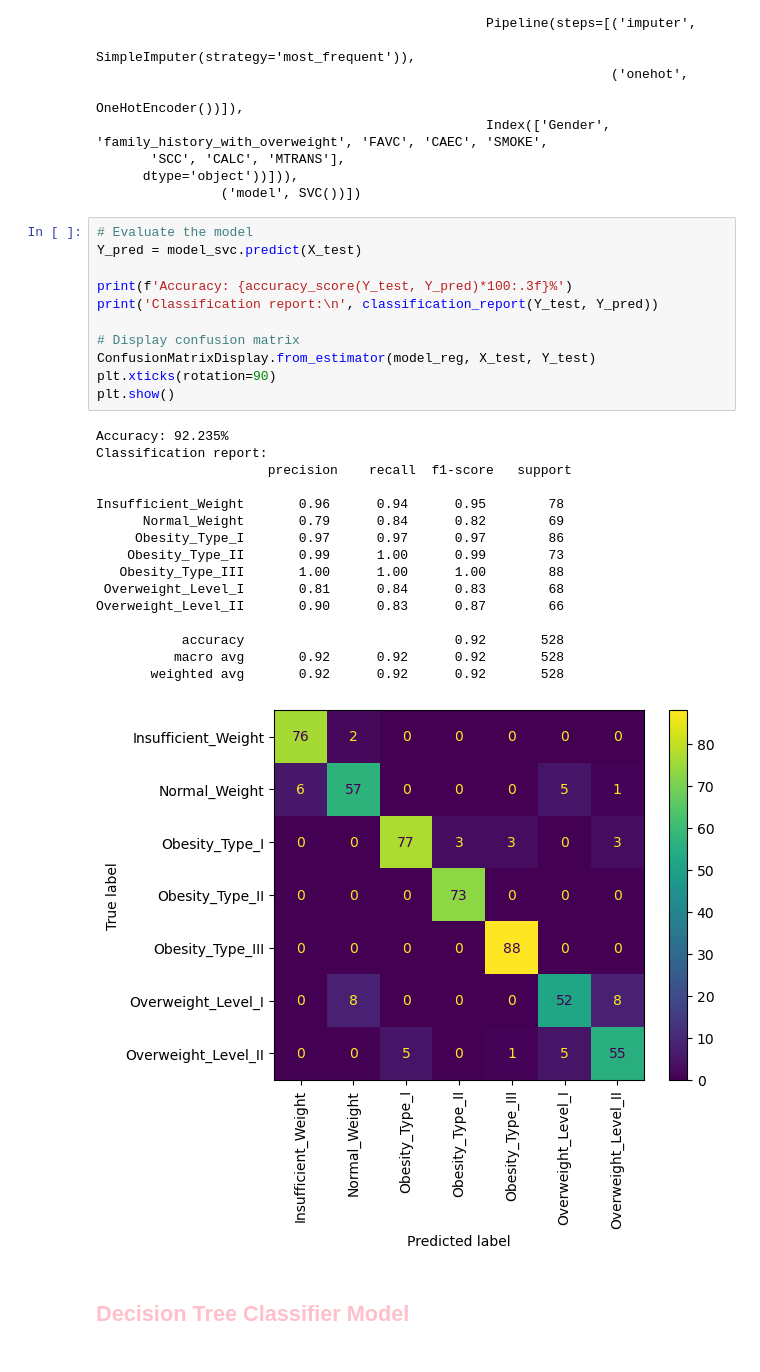
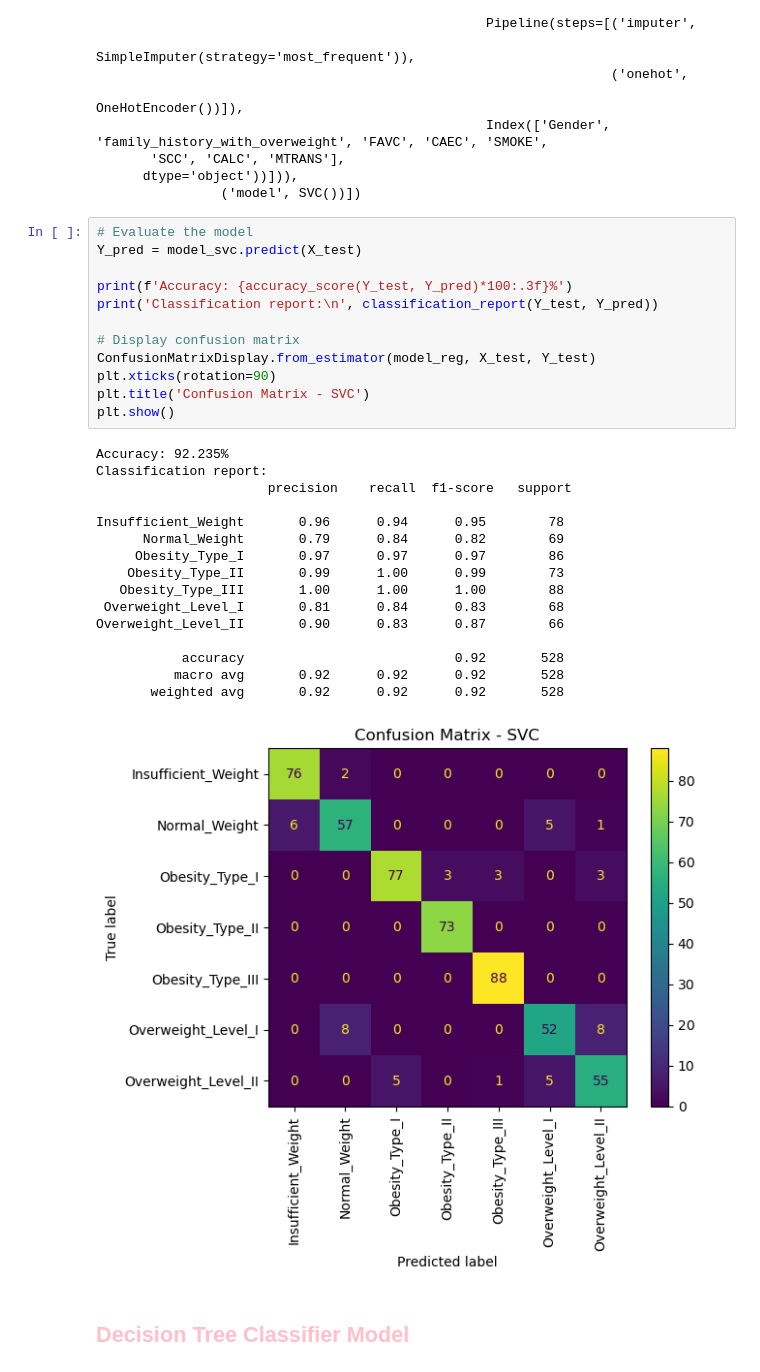
Before and after one commit to zosia-r/msid, a Jupyter notebook: II/sklearn_models.ipynb, the cells around one changed output. Saved outputs shown, nothing was run; the diff lists cells and outputs as text.

```diff
--- a/II/sklearn_models.ipynb
+++ b/II/sklearn_models.ipynb
@@ -228,31 +229,32 @@ Pipeline(steps=[('preprocessor',
 # %%
 # Evaluate the model
 Y_pred = model_svc.predict(X_test)
 
 print(f'Accuracy: {accuracy_score(Y_test, Y_pred)*100:.3f}%')
 print('Classification report:\n', classification_report(Y_test, Y_pred))
 
 # Display confusion matrix
 ConfusionMatrixDisplay.from_estimator(model_reg, X_test, Y_test)
 plt.xticks(rotation=90)
+plt.title('Confusion Matrix - SVC')
 plt.show()
 # %% [output]
 Accuracy: 92.235%
 Classification report:
                       precision    recall  f1-score   support
 
 Insufficient_Weight       0.96      0.94      0.95        78
       Normal_Weight       0.79      0.84      0.82        69
      Obesity_Type_I       0.97      0.97      0.97        86
     Obesity_Type_II       0.99      1.00      0.99        73
    Obesity_Type_III       1.00      1.00      1.00        88
  Overweight_Level_I       0.81      0.84      0.83        68
 Overweight_Level_II       0.90      0.83      0.87        66
 
            accuracy                           0.92       528
           macro avg       0.92      0.92      0.92       528
        weighted avg       0.92      0.92      0.92       528
-[figure, old version]
+[figure, new version]
 # %% [markdown]
 ## <span style="color:pink">Decision Tree Classifier Model</span>
 # %%
```
Also changed, not shown: parts of 2 cells of this notebook, 1 other file.
